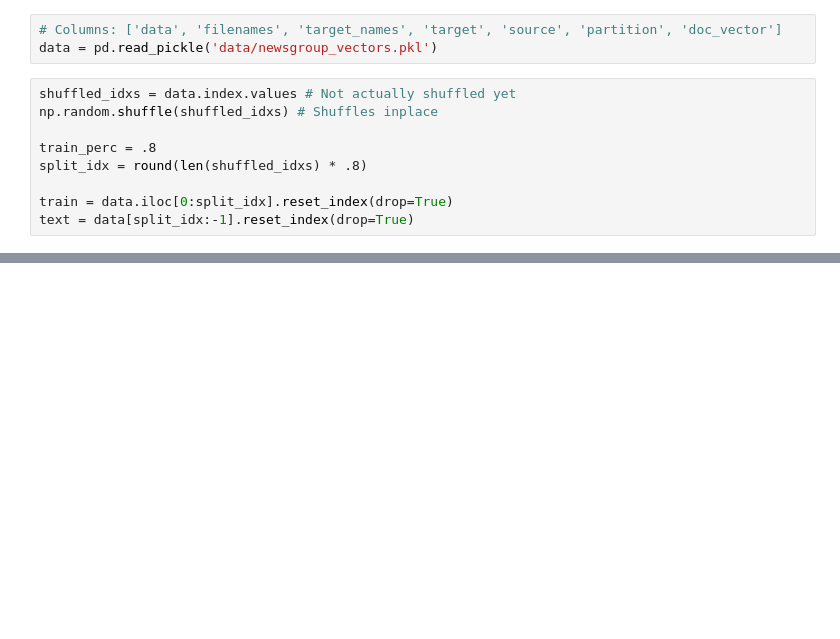
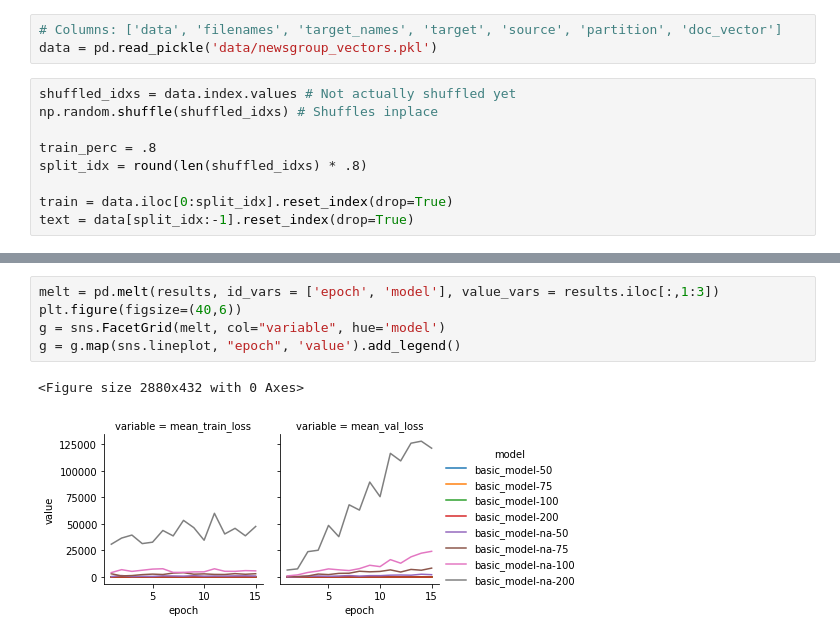
Before and after one commit to itaher1995/CS6120-Term-Project, a Jupyter notebook: experiment.ipynb, the cells around one changed output, grey strips where cells are left out. Drawn from its saved outputs; the diff is of its cells as text; blank space fills up the shorter version.

```diff
--- a/experiment.ipynb
+++ b/experiment.ipynb
@@ -59 +98,9 @@ results.head()
+# %%
+melt = pd.melt(results, id_vars = ['epoch', 'model'], value_vars = results.iloc[:,1:3])
+plt.figure(figsize=(40,6))
+g = sns.FacetGrid(melt, col="variable", hue='model')
+g = g.map(sns.lineplot, "epoch", 'value').add_legend()
+# %% [output]
+<Figure size 2880x432 with 0 Axes>
+[figure, added]
 # %%
```
Also changed, not shown: parts of 20 cells of this notebook, 1 other file.
